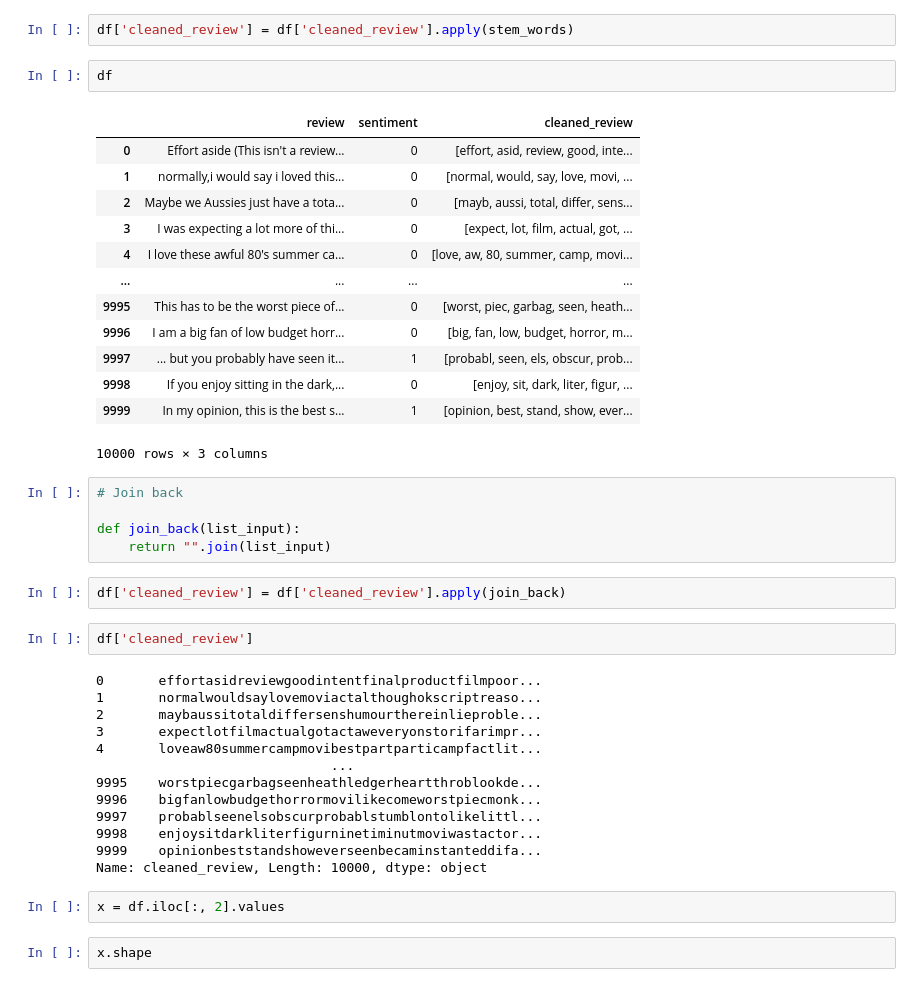
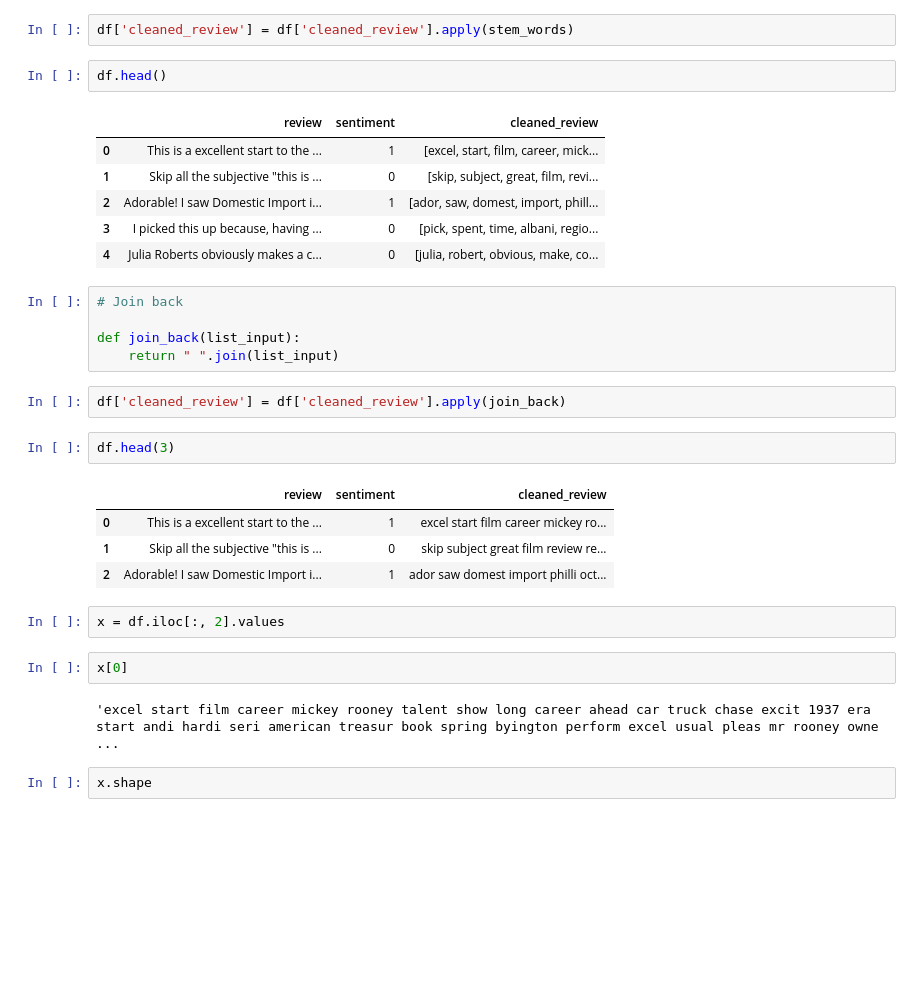
Before and after one commit to GautamKr2/Machine_Learning, a Jupyter notebook: Naive_Bayes/sentiment_analysis.ipynb, the cells around one changed output. Saved outputs shown, nothing was run; the diff lists cells and outputs as text; blank space fills up the shorter version.

Commit message:
Sentiment analysis project done

```diff
--- a/Naive_Bayes/sentiment_analysis.ipynb
+++ b/Naive_Bayes/sentiment_analysis.ipynb
@@ -177,45 +170,34 @@ def stem_words(text):
 # %%
 df['cleaned_review'] = df['cleaned_review'].apply(stem_words)
 # %%
-df
+df.head()
 # %% [output]
 |  | review | sentiment | cleaned_review |
-| 0 | Effort aside (This isn't a review... | 0 | [effort, asid, review, good, inte... |
-| 1 | normally,i would say i loved this... | 0 | [normal, would, say, love, movi, ... |
-| 2 | Maybe we Aussies just have a tota... | 0 | [mayb, aussi, total, differ, sens... |
-| 3 | I was expecting a lot more of thi... | 0 | [expect, lot, film, actual, got, ... |
-| 4 | I love these awful 80's summer ca... | 0 | [love, aw, 80, summer, camp, movi... |
-| ... | ... | ... | ... |
-| 9995 | This has to be the worst piece of... | 0 | [worst, piec, garbag, seen, heath... |
-| 9996 | I am a big fan of low budget horr... | 0 | [big, fan, low, budget, horror, m... |
-| 9997 | ... but you probably have seen it... | 1 | [probabl, seen, els, obscur, prob... |
-| 9998 | If you enjoy sitting in the dark,... | 0 | [enjoy, sit, dark, liter, figur, ... |
-| 9999 | In my opinion, this is the best s... | 1 | [opinion, best, stand, show, ever... |
+| 0 | This is a excellent start to the ... | 1 | [excel, start, film, career, mick... |
+| 1 | Skip all the subjective "this is ... | 0 | [skip, subject, great, film, revi... |
+| 2 | Adorable! I saw Domestic Import i... | 1 | [ador, saw, domest, import, phill... |
+| 3 | I picked this up because, having ... | 0 | [pick, spent, time, albani, regio... |
+| 4 | Julia Roberts obviously makes a c... | 0 | [julia, robert, obvious, make, co... |
-10000 rows × 3 columns
 # %%
 # Join back
 
 def join_back(list_input):
-    return "".join(list_input)
+    return " ".join(list_input)
 # %%
 df['cleaned_review'] = df['cleaned_review'].apply(join_back)
 # %%
-df['cleaned_review']
+df.head(3)
 # %% [output]
-0       effortasidreviewgoodintentfinalproductfilmpoor...
-1       normalwouldsaylovemoviactalthoughokscriptreaso...
-2       maybaussitotaldiffersenshumourthereinlieproble...
-3       expectlotfilmactualgotactaweveryonstorifarimpr...
-4       loveaw80summercampmovibestpartparticampfactlit...
-                              ...
-9995    worstpiecgarbagseenheathledgerheartthroblookde...
-9996    bigfanlowbudgethorrormovilikecomeworstpiecmonk...
-9997    probablseenelsobscurprobablstumblontolikelittl...
-9998    enjoysitdarkliterfigurninetiminutmoviwastactor...
-9999    opinionbeststandshoweverseenbecaminstanteddifa...
-Name: cleaned_review, Length: 10000, dtype: object
+|  | review | sentiment | cleaned_review |
+| 0 | This is a excellent start to the ... | 1 | excel start film career mickey ro... |
+| 1 | Skip all the subjective "this is ... | 0 | skip subject great film review re... |
+| 2 | Adorable! I saw Domestic Import i... | 1 | ador saw domest import philli oct... |
 # %%
 x = df.iloc[:, 2].values
+# %%
+x[0]
+# %% [output]
+'excel start film career mickey rooney talent show long career ahead car truck chase excit 1937 era start andi hardi seri american treasur book spring byington perform excel usual pleas mr rooney owne ...
 # %%
 x.shape
 # %% [output]
```
Also changed, not shown: parts of 25 cells of this notebook.
